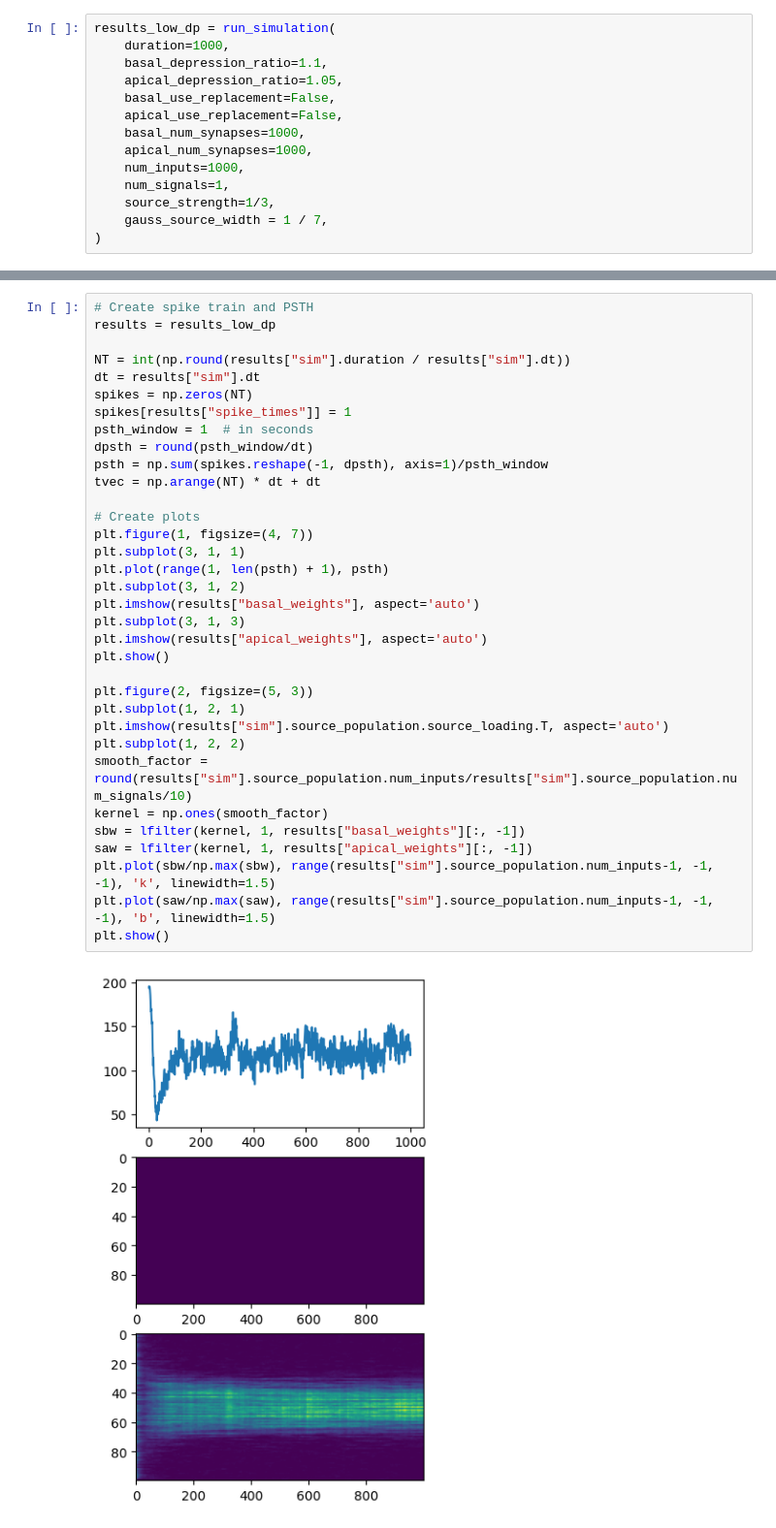
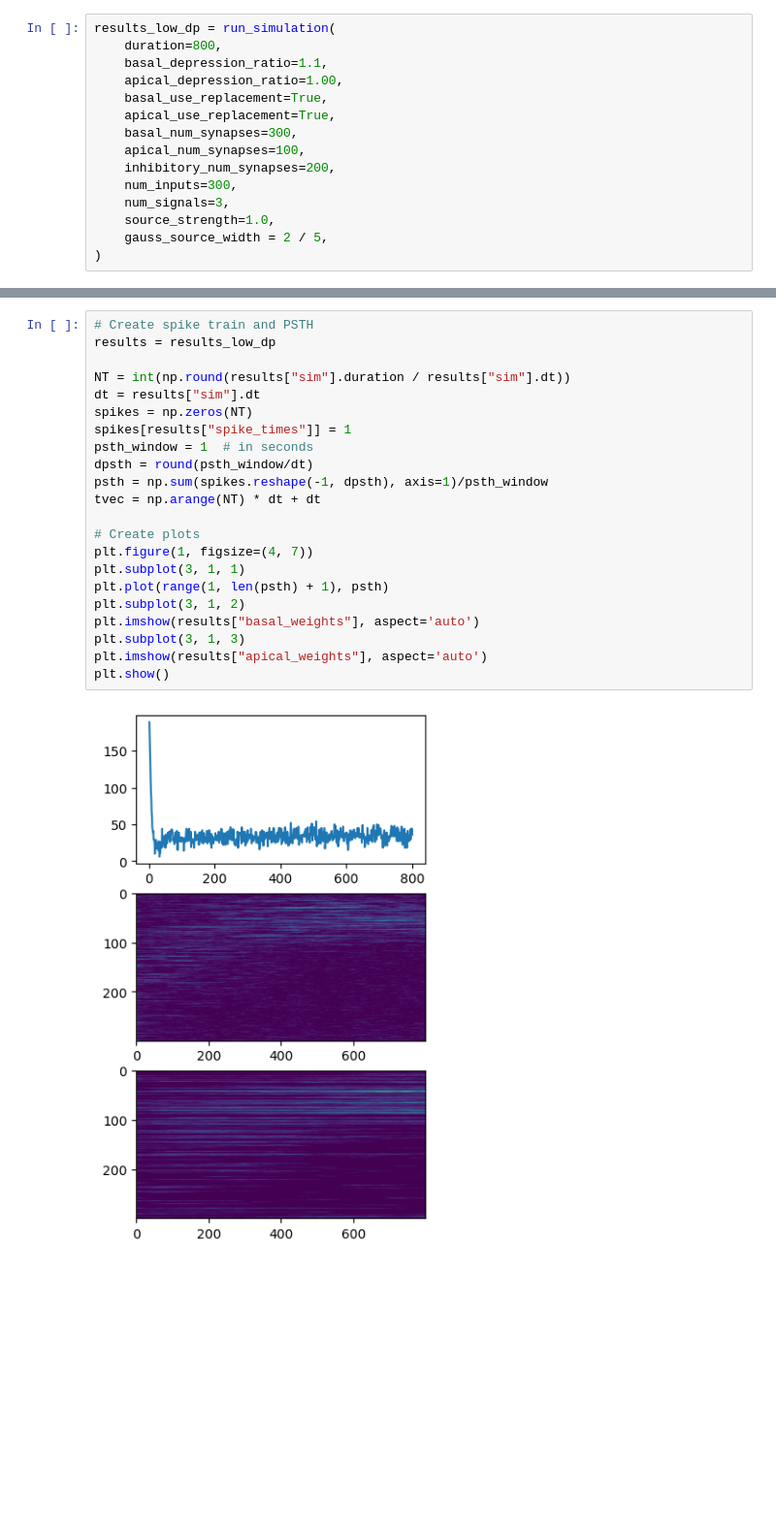
Before and after one commit to landoskape/plasticity-modeling, a Jupyter notebook: notebooks/iaf_ica.ipynb, the cells around one changed output, grey strips where cells are left out. Shown at 97% size. Saved outputs shown, nothing was run; the diff lists cells and outputs as text; blank space fills up the shorter version.

```diff
--- a/notebooks/iaf_ica.ipynb
+++ b/notebooks/iaf_ica.ipynb
@@ -27,15 +28,16 @@ Average firing rate: 29.55 Hz
 # %%
 results_low_dp = run_simulation(
-    duration=1000,
+    duration=800,
     basal_depression_ratio=1.1,
-    apical_depression_ratio=1.05,
-    basal_use_replacement=False,
-    apical_use_replacement=False,
-    basal_num_synapses=1000,
-    apical_num_synapses=1000,
-    num_inputs=1000,
-    num_signals=1,
-    source_strength=1/3,
-    gauss_source_width = 1 / 7,
+    apical_depression_ratio=1.00,
+    basal_use_replacement=True,
+    apical_use_replacement=True,
+    basal_num_synapses=300,
+    apical_num_synapses=100,
+    inhibitory_num_synapses=200,
+    num_inputs=300,
+    num_signals=3,
+    source_strength=1.0,
+    gauss_source_width = 2 / 5,
 )
 # %% [output]
@@ -102,36 +110,24 @@ plt.show()
 # %%
 # Create spike train and PSTH
 results = results_low_dp
 
 NT = int(np.round(results["sim"].duration / results["sim"].dt))
 dt = results["sim"].dt
 spikes = np.zeros(NT)
 spikes[results["spike_times"]] = 1
 psth_window = 1  # in seconds
 dpsth = round(psth_window/dt)
 psth = np.sum(spikes.reshape(-1, dpsth), axis=1)/psth_window
 tvec = np.arange(NT) * dt + dt
 
 # Create plots
 plt.figure(1, figsize=(4, 7))
 plt.subplot(3, 1, 1)
 plt.plot(range(1, len(psth) + 1), psth)
 plt.subplot(3, 1, 2)
 plt.imshow(results["basal_weights"], aspect='auto')
 plt.subplot(3, 1, 3)
 plt.imshow(results["apical_weights"], aspect='auto')
 plt.show()
-
-plt.figure(2, figsize=(5, 3))
-plt.subplot(1, 2, 1)
-plt.imshow(results["sim"].source_population.source_loading.T, aspect='auto')
-plt.subplot(1, 2, 2)
-smooth_factor = round(results["sim"].source_population.num_inputs/results["sim"].source_population.num_signals/10)
-kernel = np.ones(smooth_factor)
-sbw = lfilter(kernel, 1, results["basal_weights"][:, -1])
-saw = lfilter(kernel, 1, results["apical_weights"][:, -1])
-plt.plot(sbw/np.max(sbw), range(results["sim"].source_population.num_inputs-1, -1, -1), 'k', linewidth=1.5)
-plt.plot(saw/np.max(saw), range(results["sim"].source_population.num_inputs-1, -1, -1), 'b', linewidth=1.5)
-plt.show()
 # %% [output]
-[figure, old version]
+[figure, new version]
```
Also changed, not shown: parts of 6 cells of this notebook, 1 other file.
